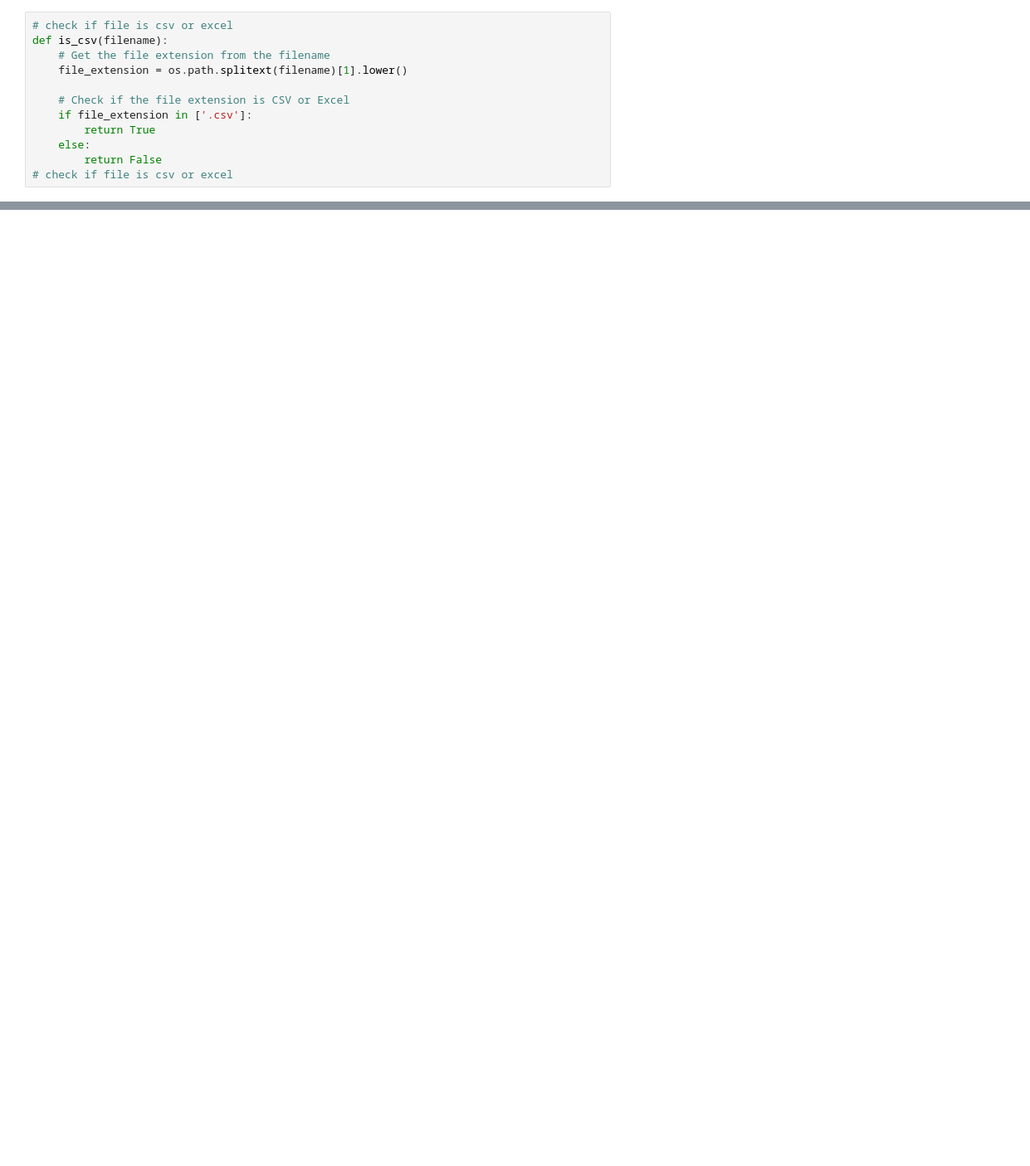
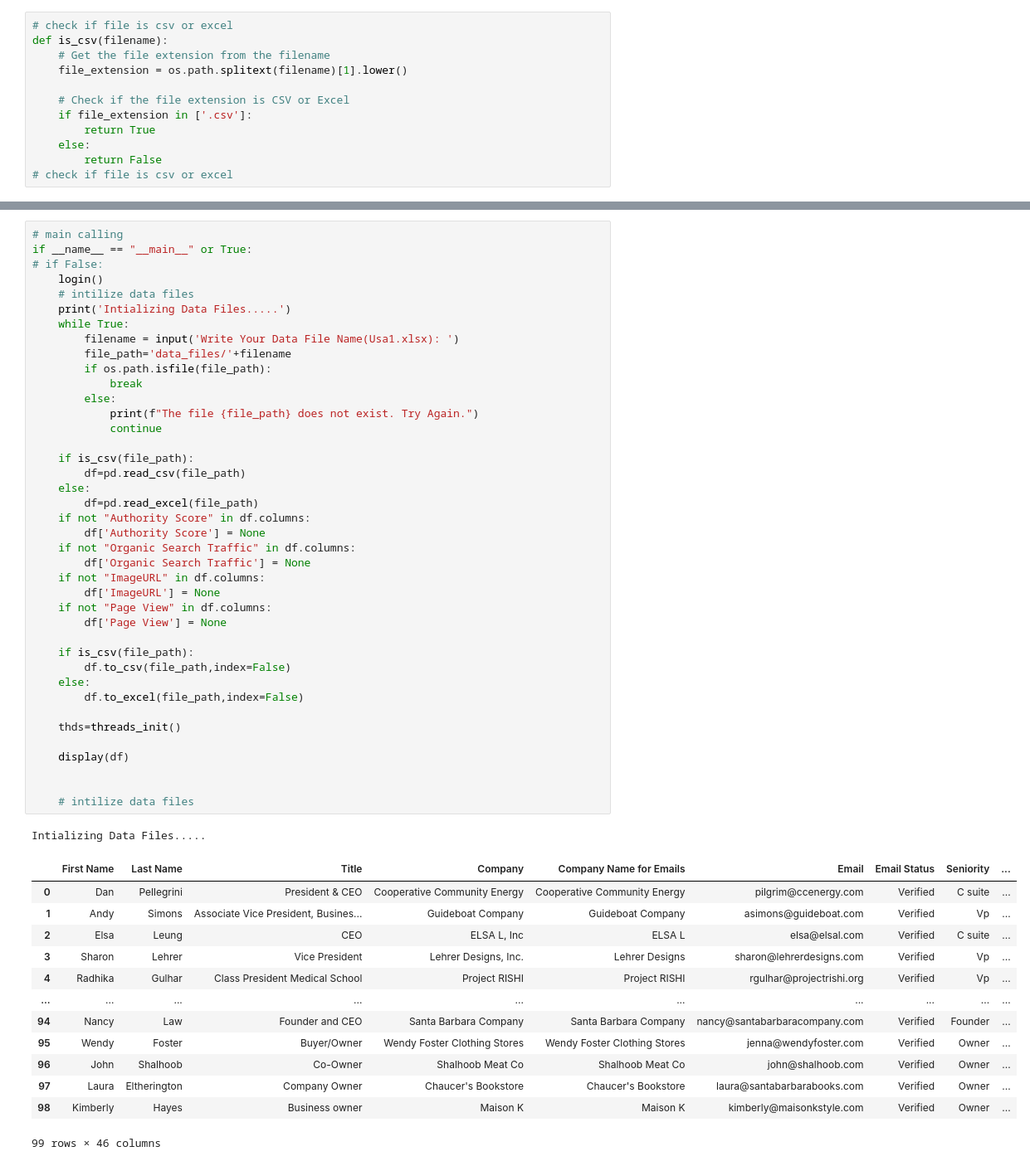
Before and after one commit to archive-onlycoder/Nawed, a Jupyter notebook: app_multitread.ipynb, the cells around one changed output, grey strips where cells are left out. Shown at 83% size. Saved outputs shown, nothing was run; the diff lists cells and outputs as text; blank space fills up the shorter version.

```diff
--- a/app_multitread.ipynb
+++ b/app_multitread.ipynb
@@ -392,0 +361,55 @@ An error occurred: [Errno 22] Invalid argument: 'smush_cookies\nawedwa.hedi01@gm
+# %%
+# main calling
+if __name__ == "__main__" or True:
+# if False:
+    login()
+    # intilize data files
+    print('Intializing Data Files.....')
+    while True:
+        filename = input('Write Your Data File Name(Usa1.xlsx): ')
+        file_path='data_files/'+filename
+        if os.path.isfile(file_path):
+            break
+        else:
+            print(f"The file {file_path} does not exist. Try Again.")
+            continue
+
+    if is_csv(file_path):
+        df=pd.read_csv(file_path)
+    else:
+        df=pd.read_excel(file_path)
+    if not "Authority Score" in df.columns:
+        df['Authority Score'] = None
+    if not "Organic Search Traffic" in df.columns:
+        df['Organic Search Traffic'] = None
+    if not "ImageURL" in df.columns:
+        df['ImageURL'] = None
+    if not "Page View" in df.columns:
+        df['Page View'] = None
+
+    if is_csv(file_path):
+        df.to_csv(file_path,index=False)
+    else:
+        df.to_excel(file_path,index=False)
+
+    thds=threads_init()
+
+    display(df)
+
+
+    # intilize data files
+# %% [output]
+Intializing Data Files.....
+|  | First Name | Last Name | Title | Company | Company Name for Emails | Email | Email Status | Seniority | ... |
+| 0 | Dan | Pellegrini | President & CEO | Cooperative Community Energy | Cooperative Community Energy | pilgrim@ccenergy.com | Verified | C suite | ... |
+| 1 | Andy | Simons | Associate Vice President, Busines... | Guideboat Company | Guideboat Company | asimons@guideboat.com | Verified | Vp | ... |
+| 2 | Elsa | Leung | CEO | ELSA L, Inc | ELSA L | elsa@elsal.com | Verified | C suite | ... |
+| 3 | Sharon | Lehrer | Vice President | Lehrer Designs, Inc. | Lehrer Designs | sharon@lehrerdesigns.com | Verified | Vp | ... |
+| 4 | Radhika | Gulhar | Class President Medical School | Project RISHI | Project RISHI | rgulhar@projectrishi.org | Verified | Vp | ... |
+| ... | ... | ... | ... | ... | ... | ... | ... | ... | ... |
+| 94 | Nancy | Law | Founder and CEO | Santa Barbara Company | Santa Barbara Company | nancy@santabarbaracompany.com | Verified | Founder | ... |
+| 95 | Wendy | Foster | Buyer/Owner | Wendy Foster Clothing Stores | Wendy Foster Clothing Stores | jenna@wendyfoster.com | Verified | Owner | ... |
+| 96 | John | Shalhoob | Co-Owner | Shalhoob Meat Co | Shalhoob Meat Co | john@shalhoob.com | Verified | Owner | ... |
+| 97 | Laura | Eltherington | Company Owner | Chaucer's Bookstore | Chaucer's Bookstore | laura@santabarbarabooks.com | Verified | Owner | ... |
+| 98 | Kimberly | Hayes | Business owner | Maison K | Maison K | kimberly@maisonkstyle.com | Verified | Owner | ... |
+99 rows × 46 columns
```
Also changed, not shown: parts of 8 cells of this notebook, 6 other files.
